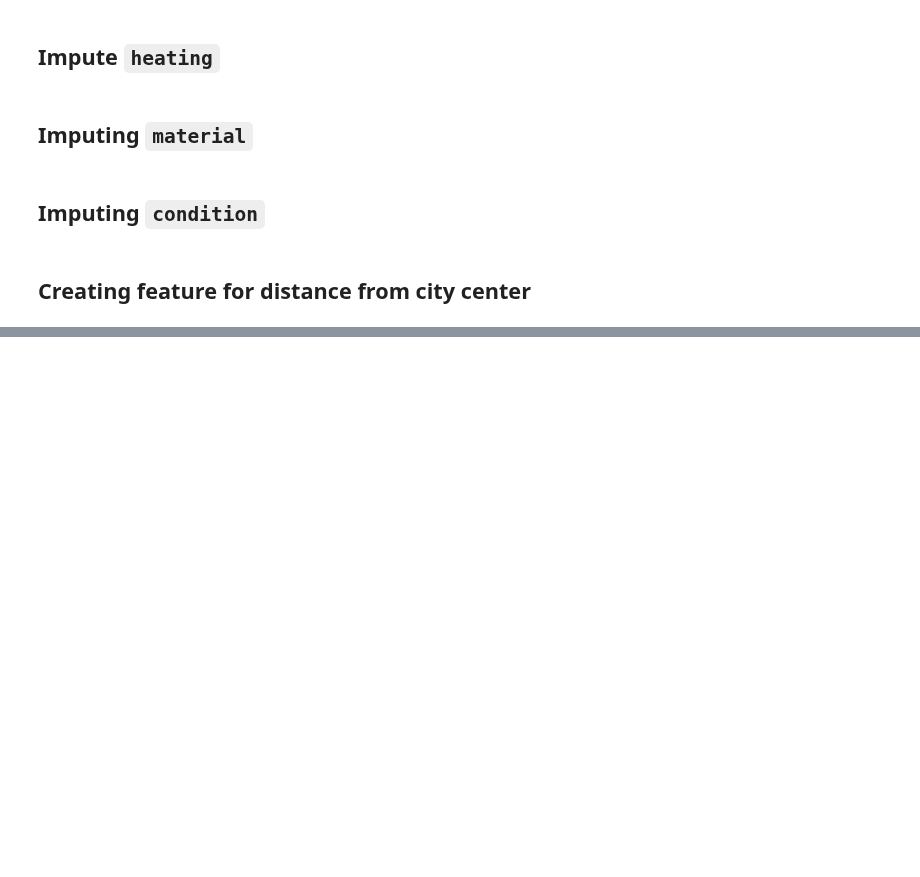
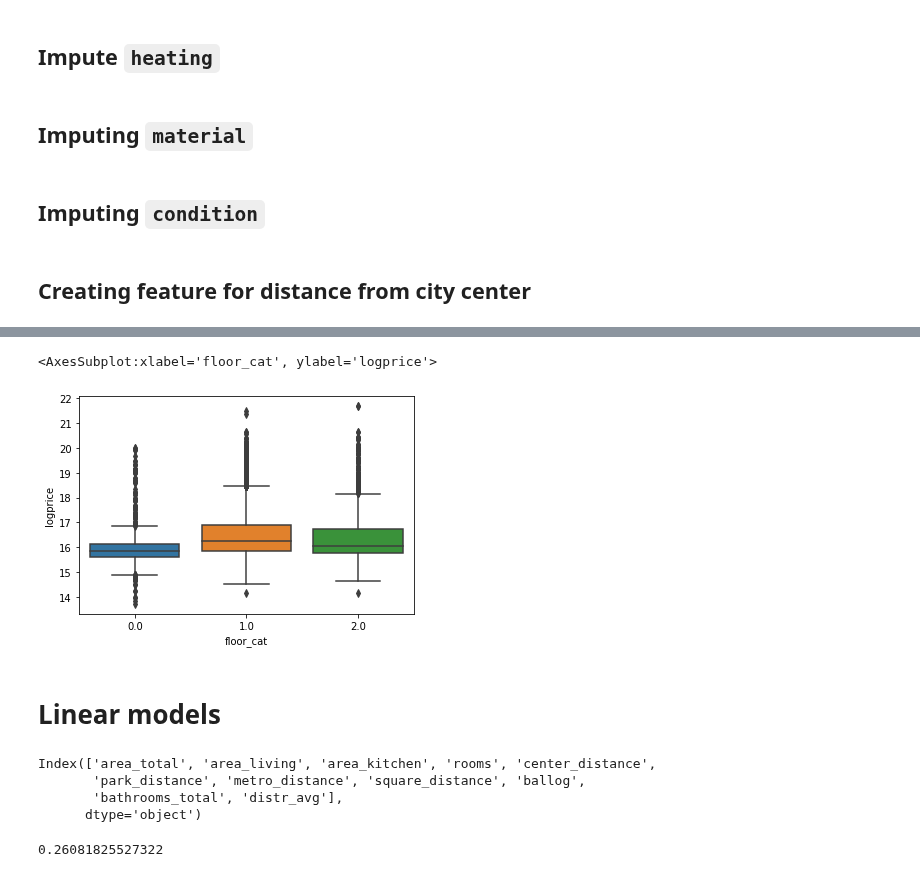
Before and after one commit to jimoskar/ml, a Jupyter notebook: project/imputing.ipynb, the cells around one changed output, grey strips where cells are left out. Drawn from its saved outputs; the diff is of its cells as text; code cells hidden in the pictures; blank space fills up the shorter version.

```diff
--- a/project/imputing.ipynb
+++ b/project/imputing.ipynb
@@ -337,0 +284,11 @@ KeyboardInterrupt:
+# %%
+floor_cat = np.empty(all_data.shape[0])
+for i in range(all_data.shape[0]):
+    if all_data.floor_max[i] == all_data.stories[i]:
+        floor_cat[i] = 2
+    elif all_data.floor_max[i] == 1:
+        floor_cat[i] = 0
+    else:
+        floor_cat[i] = 1
+# %%
+all_data['floor_cat'] = floor_cat
@@ -337,0 +305,7 @@ KeyboardInterrupt:
+# %%
+sns.boxplot(x = 'floor_cat', y = 'logprice', data = data_train)
+# %% [output]
+<AxesSubplot:xlabel='floor_cat', ylabel='logprice'>
+[figure, added]
+# %% [markdown]
+# Linear models
@@ -337,0 +327,20 @@ KeyboardInterrupt:
+# %%
+# transforming skewed features
+from scipy.stats import skew
+
+y = np.log(data_train.price)
+
+#log transform skewed numeric features:
+
+skewed_feats = X_train[NUMERIC].apply(lambda x: skew(x.dropna())) #compute skewness
+skewed_feats = skewed_feats[skewed_feats > 0.75]
+skewed_feats = skewed_feats.index
+print(skewed_feats)
+
+X_train[skewed_feats] = np.log1p(X_train[skewed_feats])
+X_test[skewed_feats] = np.log1p(X_test[skewed_feats])
+# %% [output]
+Index(['area_total', 'area_living', 'area_kitchen', 'rooms', 'center_distance',
+       'park_distance', 'metro_distance', 'square_distance', 'ballog',
+       'bathrooms_total', 'distr_avg'],
+      dtype='object')
@@ -337,0 +366,4 @@ KeyboardInterrupt:
+# %%
+cv_scores.mean()
+# %% [output]
+0.26081825527322
```
Also changed, not shown: parts of 91 cells of this notebook, 45 other files.
